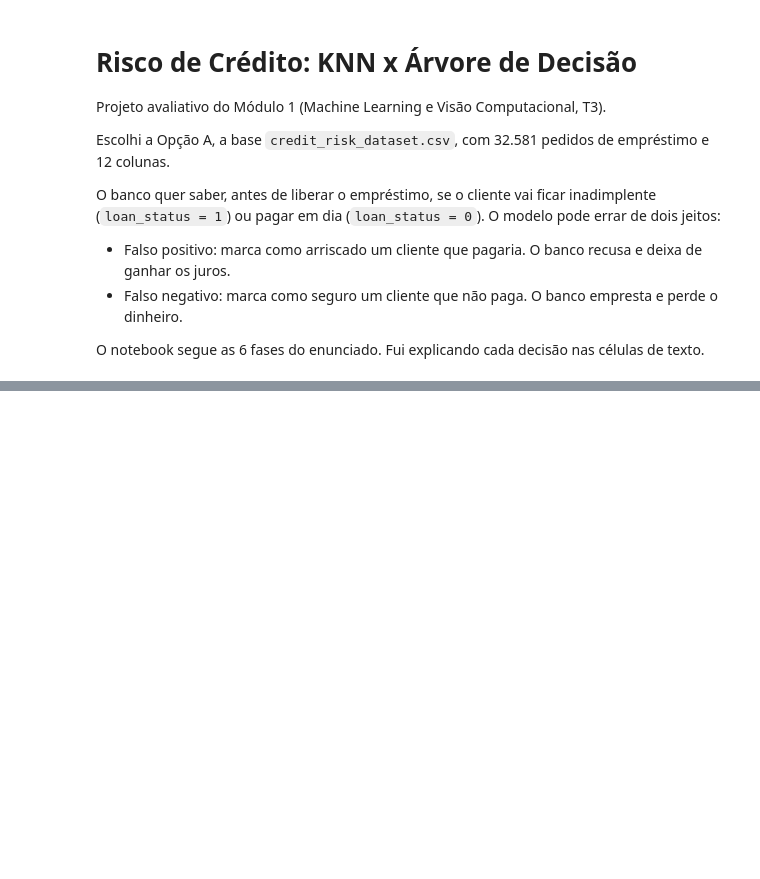
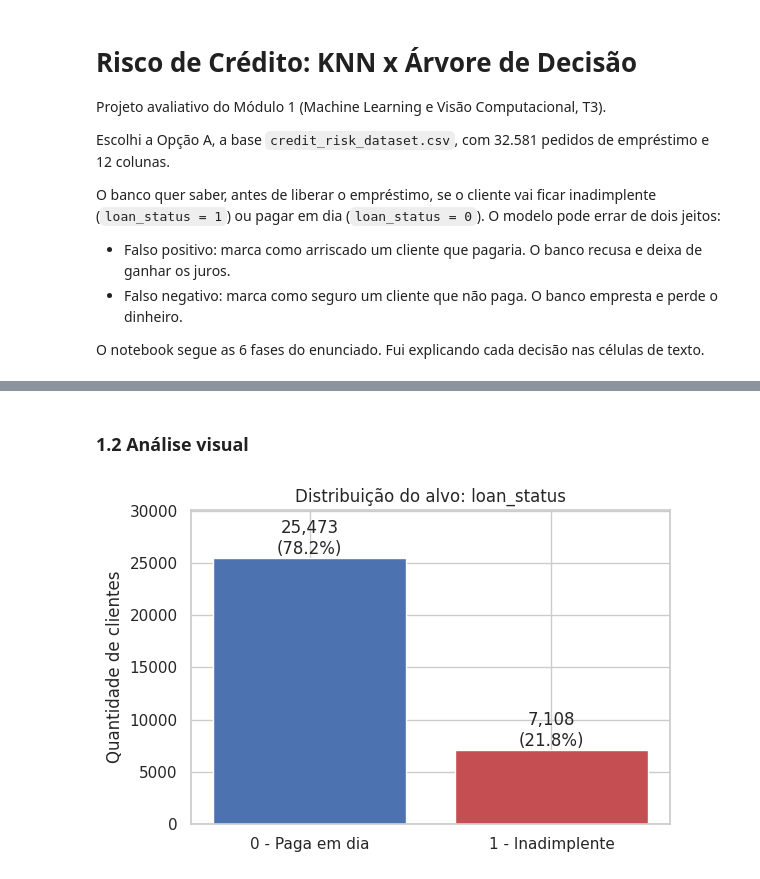
Before and after one commit to PaulaKinder/Machine-Learning-e-Visao-Computacional-T3-Projeto-Avaliativo-Modulo-1-, a Jupyter notebook: risco_credito.ipynb, the cells around one changed output, grey strips where cells are left out. Cells and saved outputs as stored; diff of their text form; code cells hidden in the pictures; blank space fills up the shorter version.

Commit message:
feat: adiciona EDA descritiva, gráficos e análise de decisão

```diff
--- a/risco_credito.ipynb
+++ b/risco_credito.ipynb
@@ -39,0 +44,6 @@ pd.set_option("display.float_format", lambda v: f"{v:,.2f}")
+# %%
+df_raw = pd.read_csv("data/credit_risk_dataset.csv")
+df = df_raw.copy()
+
+print(f"Tamanho da base: {df.shape[0]:,} linhas x {df.shape[1]} colunas")
+df.head()
@@ -39,0 +135,15 @@ pd.set_option("display.float_format", lambda v: f"{v:,.2f}")
+# %% [markdown]
+### 1.2 Análise visual
+# %%
+# gráfico 1: quantos clientes tem em cada classe
+fig, ax = plt.subplots(figsize=(6, 4))
+cont = df["loan_status"].value_counts().sort_index()
+bars = ax.bar(["0 - Paga em dia", "1 - Inadimplente"], cont.values, color=["#4C72B0", "#C44E52"])
+for b, v in zip(bars, cont.values):
+    ax.text(b.get_x() + b.get_width() / 2, v, f"{v:,}\n({v / cont.sum():.1%})", ha="center", va="bottom")
+ax.set_title("Distribuição do alvo: loan_status")
+ax.set_ylabel("Quantidade de clientes")
+ax.set_ylim(0, cont.max() * 1.18)
+plt.tight_layout(); plt.savefig(f"{FIG_DIR}/01_alvo_desbalanceado.png", dpi=110); plt.show()
+# %% [output]
+[figure, added]
```
Also changed, not shown: parts of 12 cells of this notebook, 5 other files.
